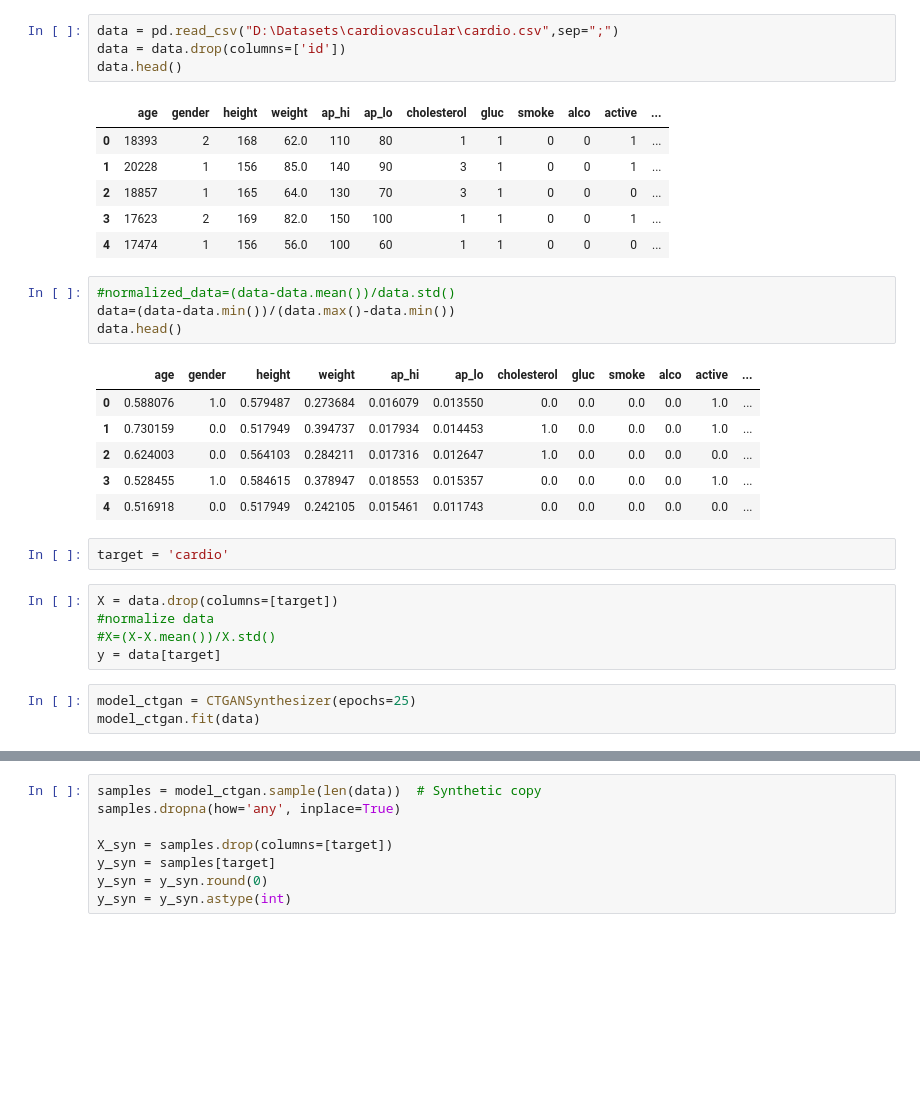
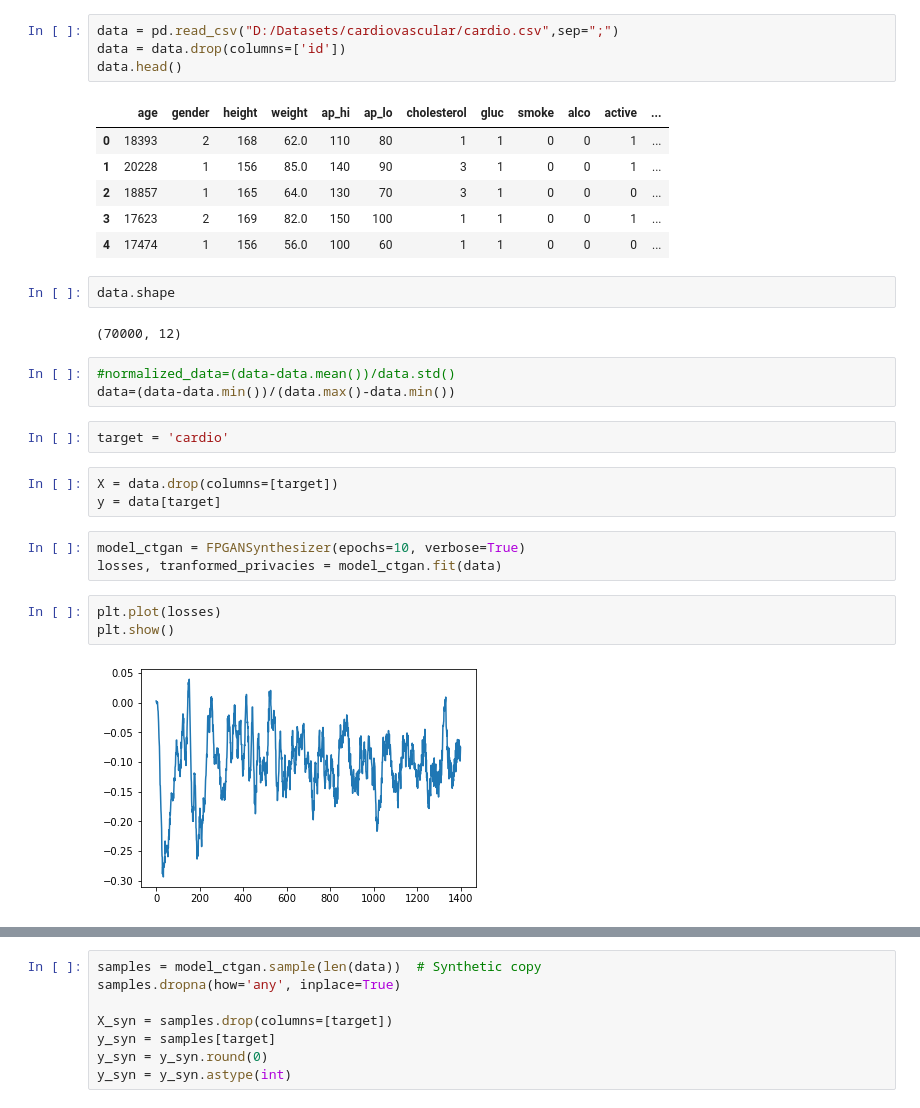
Before and after one commit to Frederico-lp/Research, a Jupyter notebook: cardiovascular.ipynb, the cells around one changed output, grey strips where cells are left out. Drawn from its saved outputs; the diff is of its cells as text; blank space fills up the shorter version.

```diff
--- a/cardiovascular.ipynb
+++ b/cardiovascular.ipynb
@@ -11,7 +16,7 @@ import matplotlib.pyplot as plt
 import numpy as np
 import pandas as pd
 # %%
-data = pd.read_csv("D:\Datasets\cardiovascular\cardio.csv",sep=";")
+data = pd.read_csv("D:/Datasets/cardiovascular/cardio.csv",sep=";")
 data = data.drop(columns=['id'])
 data.head()
 # %% [output]
@@ -21,24 +26,23 @@ data.head()
 | 2 | 18857 | 1 | 165 | 64.0 | 130 | 70 | 3 | 1 | 0 | 0 | 0 | ... |
 | 3 | 17623 | 2 | 169 | 82.0 | 150 | 100 | 1 | 1 | 0 | 0 | 1 | ... |
 | 4 | 17474 | 1 | 156 | 56.0 | 100 | 60 | 1 | 1 | 0 | 0 | 0 | ... |
+# %%
+data.shape
+# %% [output]
+(70000, 12)
 # %%
 #normalized_data=(data-data.mean())/data.std()
 data=(data-data.min())/(data.max()-data.min())
-data.head()
-# %% [output]
-|  | age | gender | height | weight | ap_hi | ap_lo | cholesterol | gluc | smoke | alco | active | ... |
-| 0 | 0.588076 | 1.0 | 0.579487 | 0.273684 | 0.016079 | 0.013550 | 0.0 | 0.0 | 0.0 | 0.0 | 1.0 | ... |
-| 1 | 0.730159 | 0.0 | 0.517949 | 0.394737 | 0.017934 | 0.014453 | 1.0 | 0.0 | 0.0 | 0.0 | 1.0 | ... |
-| 2 | 0.624003 | 0.0 | 0.564103 | 0.284211 | 0.017316 | 0.012647 | 1.0 | 0.0 | 0.0 | 0.0 | 0.0 | ... |
-| 3 | 0.528455 | 1.0 | 0.584615 | 0.378947 | 0.018553 | 0.015357 | 0.0 | 0.0 | 0.0 | 0.0 | 1.0 | ... |
-| 4 | 0.516918 | 0.0 | 0.517949 | 0.242105 | 0.015461 | 0.011743 | 0.0 | 0.0 | 0.0 | 0.0 | 0.0 | ... |
 # %%
 target = 'cardio'
 # %%
 X = data.drop(columns=[target])
-#normalize data
-#X=(X-X.mean())/X.std()
 y = data[target]
 # %%
-model_ctgan = CTGANSynthesizer(epochs=25)
-model_ctgan.fit(data)
+model_ctgan = FPGANSynthesizer(epochs=10, verbose=True)
+losses, tranformed_privacies = model_ctgan.fit(data)
+# %%
+plt.plot(losses)
+plt.show()
+# %% [output]
+[figure, added]
```
Also changed, not shown: parts of 19 cells of this notebook, 18 other files.
